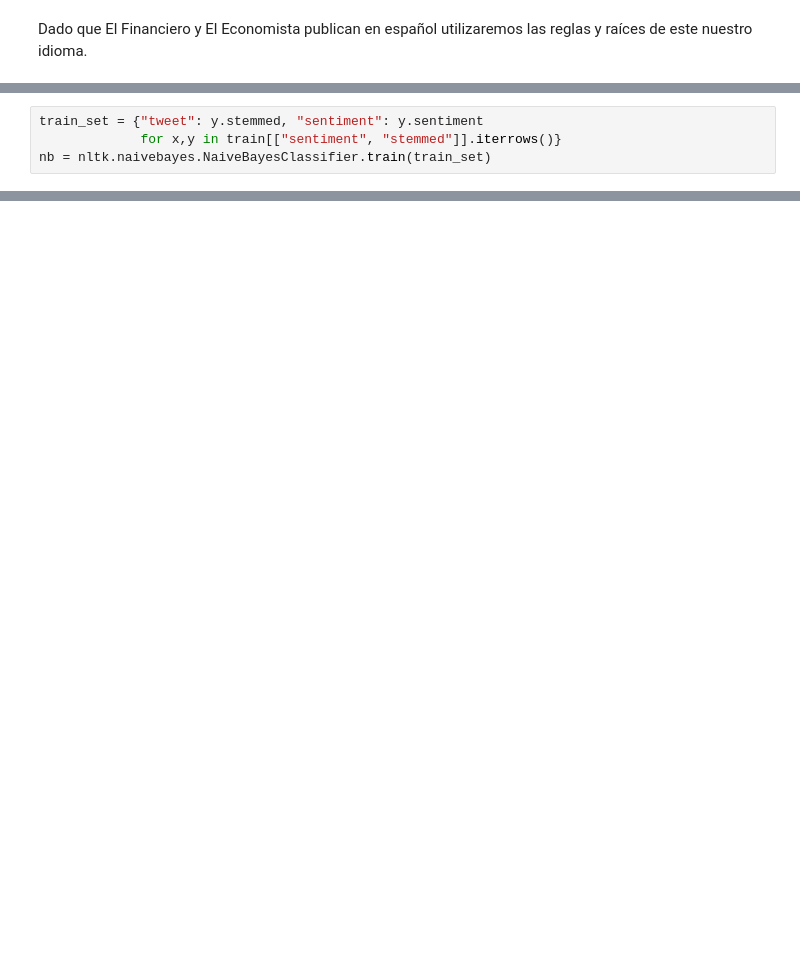
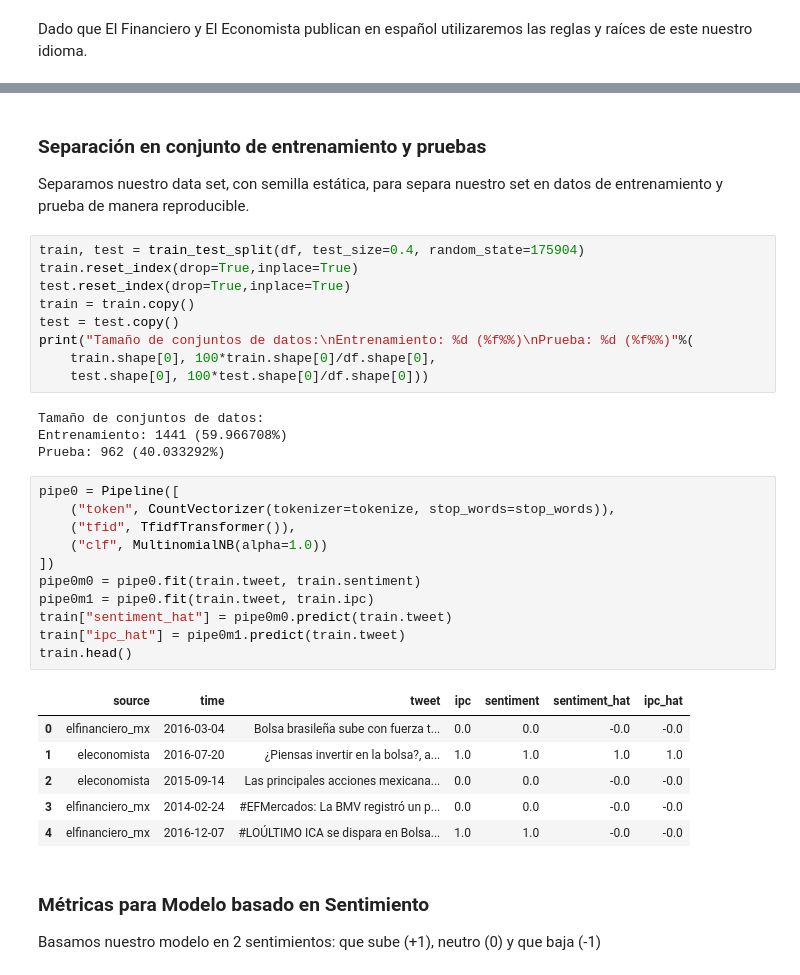
Before and after one commit to philwebsurfer/ITAM-QuantFinance, a Jupyter notebook: alumnos/jorge_altamirano/proyecto-final.ipynb, the cells around one changed output, grey strips where cells are left out. Saved outputs shown, nothing was run; the diff lists cells and outputs as text; blank space fills up the shorter version.

```diff
--- a/alumnos/jorge_altamirano/proyecto-final.ipynb
+++ b/alumnos/jorge_altamirano/proyecto-final.ipynb
@@ -321,4 +300,0 @@ Prueba: 941 (40.025521%)
-# %%
-train_set = {"tweet": y.stemmed, "sentiment": y.sentiment
-             for x,y in train[["sentiment", "stemmed"]].iterrows()}
-nb = nltk.naivebayes.NaiveBayesClassifier.train(train_set)
@@ -331,0 +323,39 @@ pipe0 = Pipeline([
+# %% [markdown]
+### Separación en conjunto de entrenamiento y pruebas
+
+Separamos nuestro data set, con semilla estática, para separa nuestro set en datos de entrenamiento y prueba de manera reproducible.
+# %%
+train, test = train_test_split(df, test_size=0.4, random_state=175904)
+train.reset_index(drop=True,inplace=True)
+test.reset_index(drop=True,inplace=True)
+train = train.copy()
+test = test.copy()
+print("Tamaño de conjuntos de datos:\nEntrenamiento: %d (%f%%)\nPrueba: %d (%f%%)"%(
+    train.shape[0], 100*train.shape[0]/df.shape[0],
+    test.shape[0], 100*test.shape[0]/df.shape[0]))
+# %% [output]
+Tamaño de conjuntos de datos:
+Entrenamiento: 1441 (59.966708%)
+Prueba: 962 (40.033292%)
+# %%
+pipe0 = Pipeline([
+    ("token", CountVectorizer(tokenizer=tokenize, stop_words=stop_words)),
+    ("tfid", TfidfTransformer()),
+    ("clf", MultinomialNB(alpha=1.0))
+])
+pipe0m0 = pipe0.fit(train.tweet, train.sentiment)
+pipe0m1 = pipe0.fit(train.tweet, train.ipc)
+train["sentiment_hat"] = pipe0m0.predict(train.tweet)
+train["ipc_hat"] = pipe0m1.predict(train.tweet)
+train.head()
+# %% [output]
+|  | source | time | tweet | ipc | sentiment | sentiment_hat | ipc_hat |
+| 0 | elfinanciero_mx | 2016-03-04 | Bolsa brasileña sube con fuerza t... | 0.0 | 0.0 | -0.0 | -0.0 |
+| 1 | eleconomista | 2016-07-20 | ¿Piensas invertir en la bolsa?, a... | 1.0 | 1.0 | 1.0 | 1.0 |
+| 2 | eleconomista | 2015-09-14 | Las principales acciones mexicana... | 0.0 | 0.0 | -0.0 | -0.0 |
+| 3 | elfinanciero_mx | 2014-02-24 | #EFMercados: La BMV registró un p... | 0.0 | 0.0 | -0.0 | -0.0 |
+| 4 | elfinanciero_mx | 2016-12-07 | #LOÚLTIMO ICA se dispara en Bolsa... | 1.0 | 1.0 | -0.0 | -0.0 |
+# %% [markdown]
+### Métricas para Modelo basado en Sentimiento
+
+Basamos nuestro modelo en 2 sentimientos: que sube (+1), neutro (0) y que baja (-1)
```
Also changed, not shown: parts of 64 cells of this notebook.
